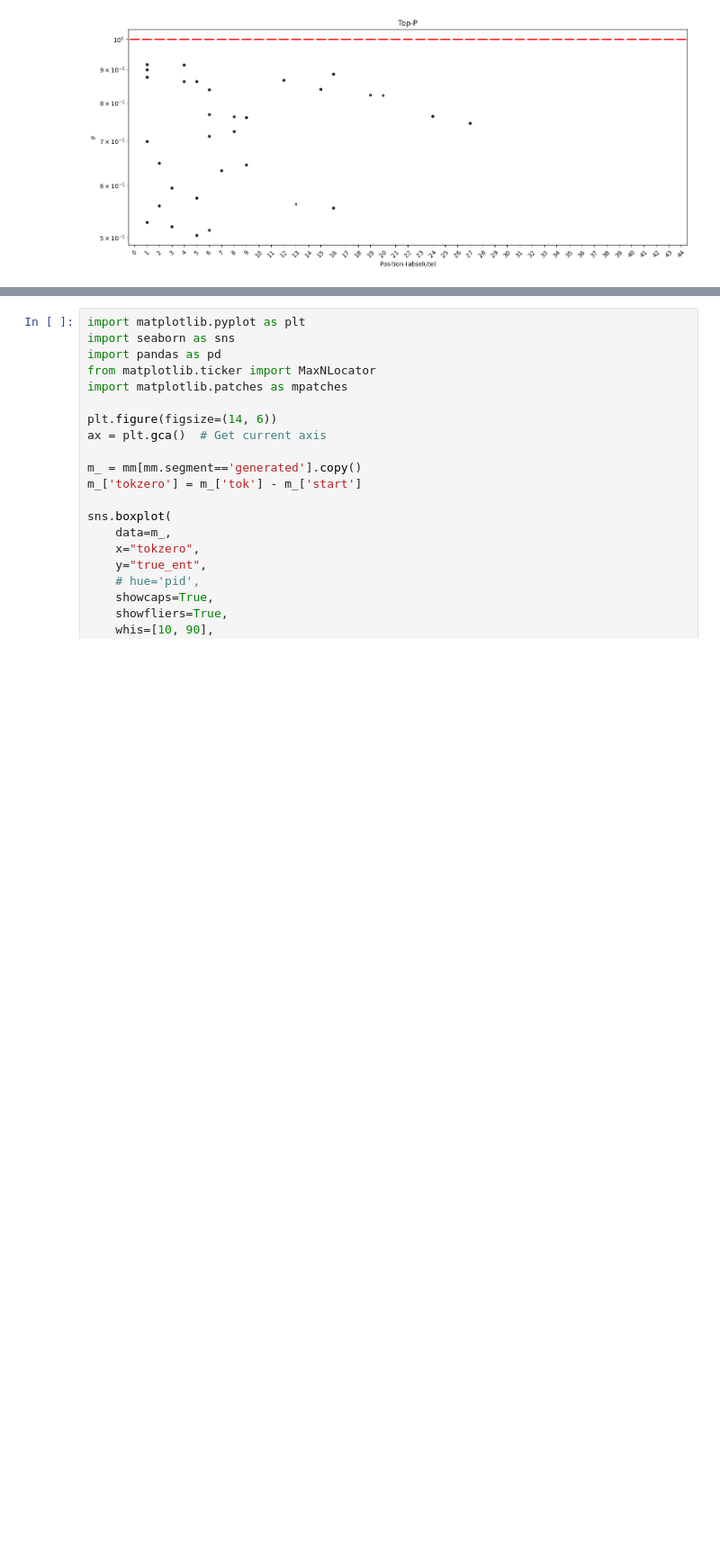
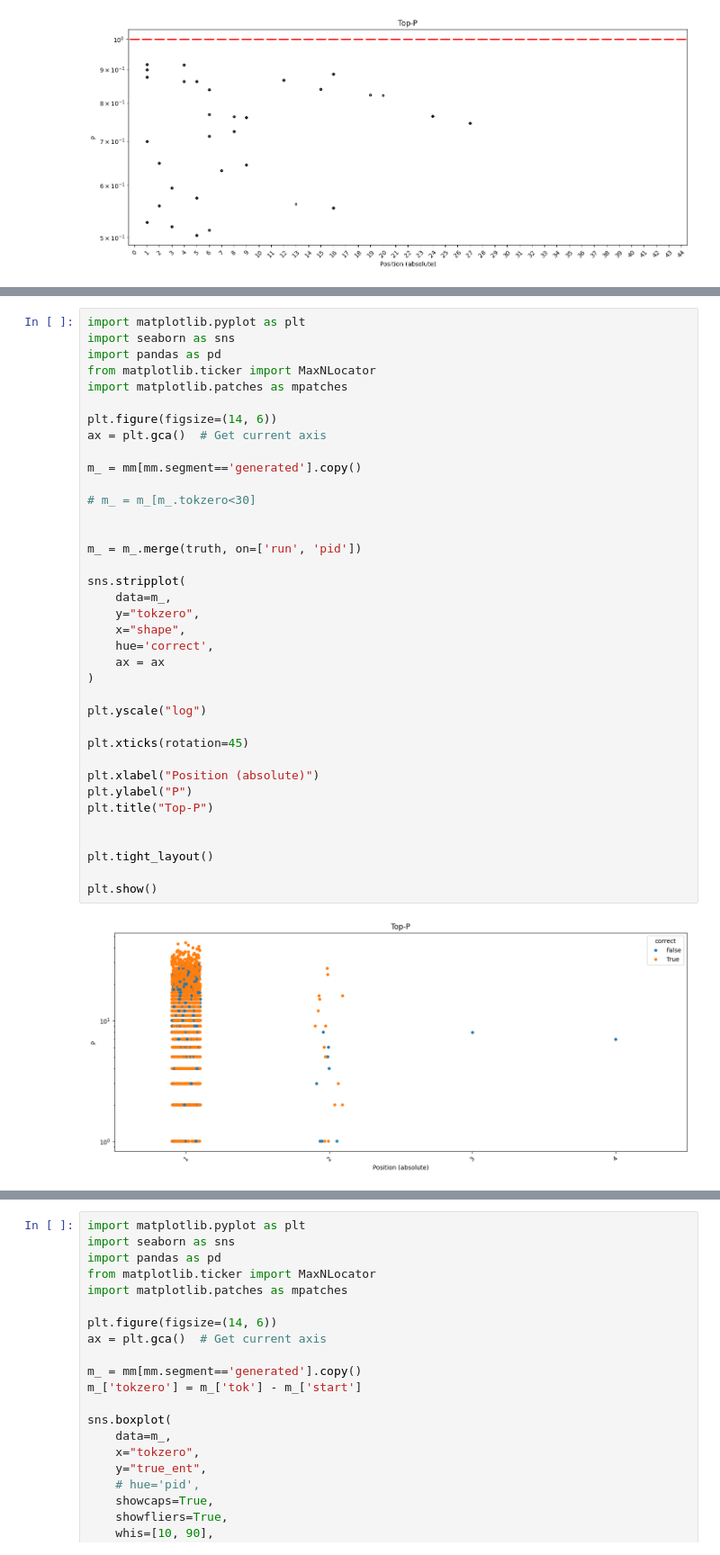
Before and after one commit to carloalbertobono/llm-uncertainty, a Jupyter notebook: tablellama-plot.ipynb, the cells around one changed output, grey strips where cells are left out. Shown at 90% size. Saved outputs shown, nothing was run; the diff lists cells and outputs as text; blank space fills up the shorter version.

```diff
--- a/tablellama-plot.ipynb
+++ b/tablellama-plot.ipynb
@@ -865,0 +909,39 @@ plt.show()
+# %%
+import matplotlib.pyplot as plt
+import seaborn as sns
+import pandas as pd
+from matplotlib.ticker import MaxNLocator
+import matplotlib.patches as mpatches
+
+plt.figure(figsize=(14, 6))
+ax = plt.gca()  # Get current axis
+
+m_ = mm[mm.segment=='generated'].copy()
+
+# m_ = m_[m_.tokzero<30]
+
+
+m_ = m_.merge(truth, on=['run', 'pid'])
+
+sns.stripplot(
+    data=m_,
+    y="tokzero",
+    x="shape",
+    hue='correct',
+    ax = ax
+)
+
+plt.yscale("log")
+
+plt.xticks(rotation=45)
+
+plt.xlabel("Position (absolute)")
+plt.ylabel("P")
+plt.title("Top-P")
+
+
+plt.tight_layout()
+
+plt.show()
+# %% [output]
+[figure, added]
```
Also changed, not shown: parts of 16 cells of this notebook.
